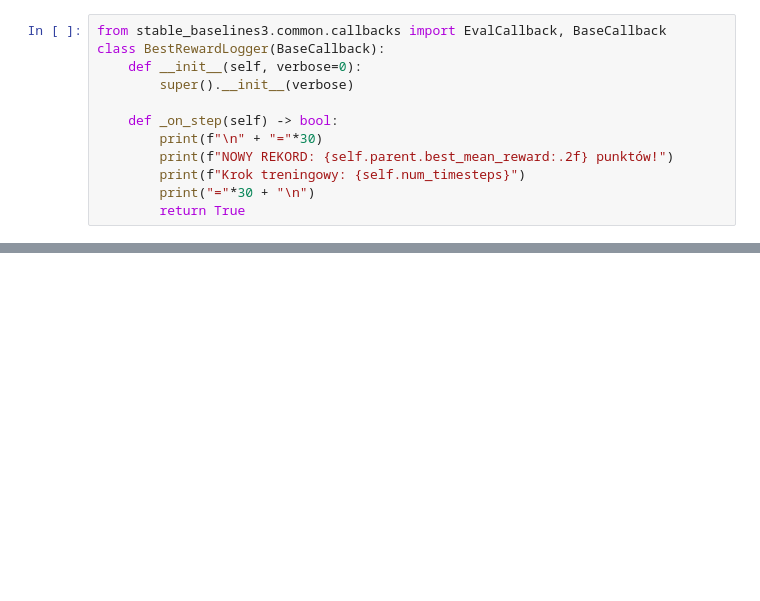
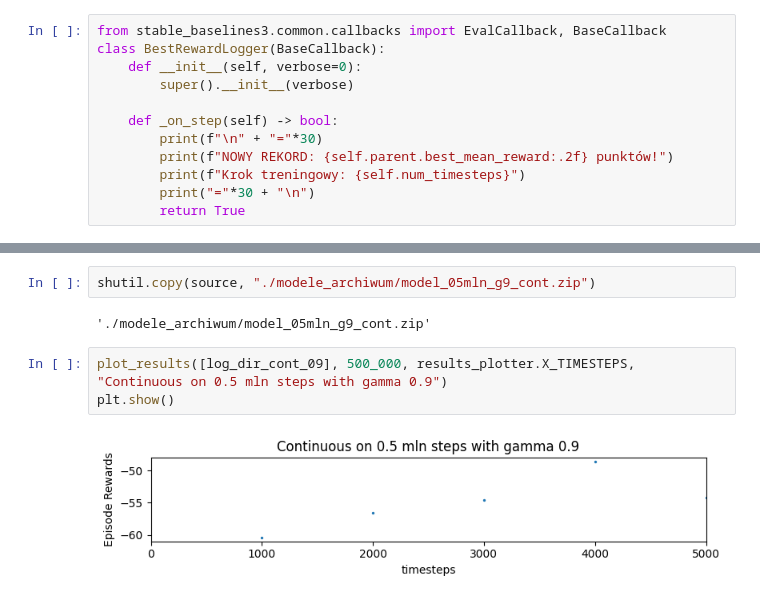
Before and after one commit to KlimaJaroslaw/InteligencjaObliczeniowa, a Jupyter notebook: proj03/proj3.ipynb, the cells around one changed output, grey strips where cells are left out. Cells and saved outputs as stored; diff of their text form; blank space fills up the shorter version.

```diff
--- a/proj03/proj3.ipynb
+++ b/proj03/proj3.ipynb
@@ -367,0 +505,9 @@ class BestRewardLogger(BaseCallback):
+# %%
+shutil.copy(source, "./modele_archiwum/model_05mln_g9_cont.zip")
+# %% [output]
+'./modele_archiwum/model_05mln_g9_cont.zip'
+# %%
+plot_results([log_dir_cont_09], 500_000, results_plotter.X_TIMESTEPS, "Continuous on 0.5 mln steps with gamma 0.9")
+plt.show()
+# %% [output]
+[figure, added]
```
Also changed, not shown: parts of 34 cells of this notebook, 5 other files.
